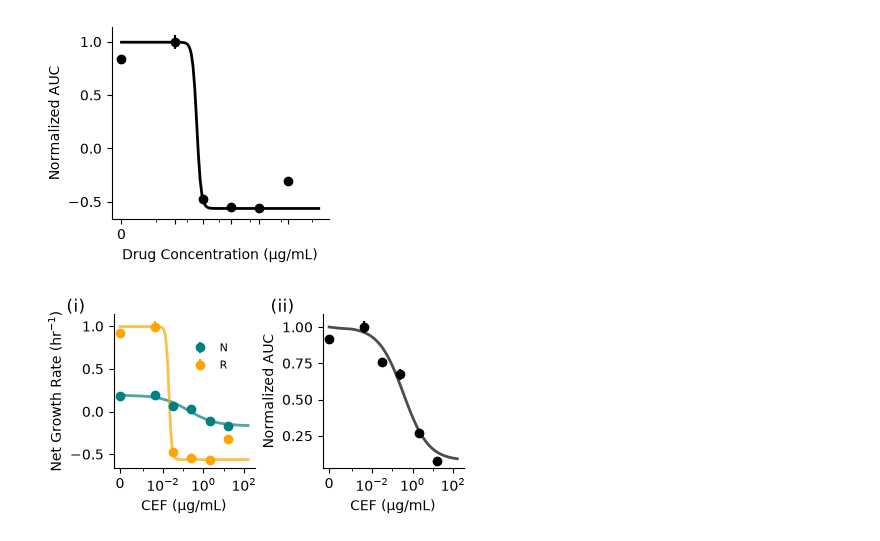
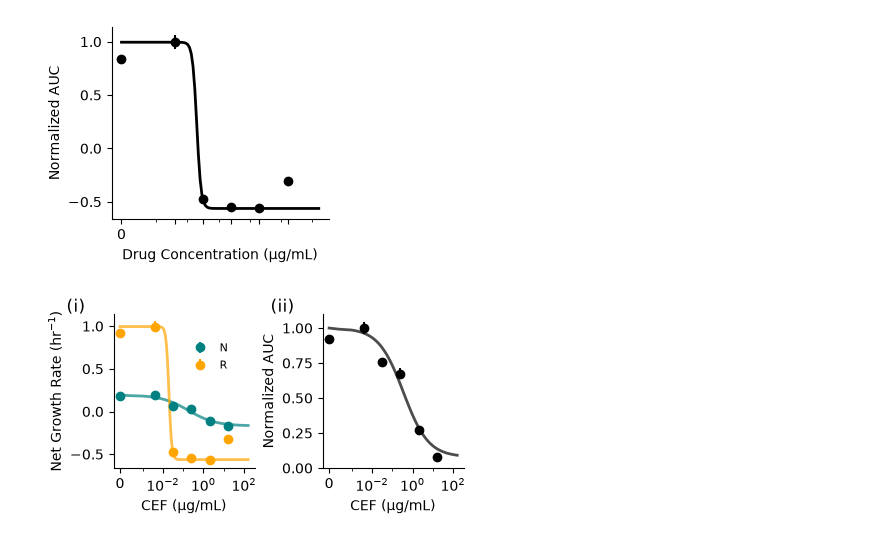
Before and after one commit to eshanking/time-kill-protocol, a Jupyter notebook: data/experiment_code/gr_est_statistical_comparison_Ecoli_CEF_07152026.ipynb, the cells around one changed output. Cells and saved outputs as stored; diff of their text form; code cells hidden in the pictures.

```diff
--- a/data/experiment_code/gr_est_statistical_comparison_Ecoli_CEF_07152026.ipynb
+++ b/data/experiment_code/gr_est_statistical_comparison_Ecoli_CEF_07152026.ipynb
@@ -828,6 +828,7 @@ for i,dict_t in enumerate(pd_est_methods):
         ax.spines['top'].set_visible(False)
 
 ax.legend(frameon=False,loc=[0.5,0.6],fontsize=8)
+# ax.set_ylim([-0.7,1.2])
 
 # ax.set_xticks(concentrations)
 
@@ -872,31 +873,33 @@ ax.set_xlabel(r'CEF ($\mathrm{\mu}$g/mL)',fontsize=10)
 ax.spines['right'].set_visible(False)
 ax.spines['top'].set_visible(False)
 
+ax.set_ylim([0,1.1])
+
 ax_list[0].set_ylabel('Net Growth Rate (hr$^{-1}$)',fontsize=10)
 ax_list[1].set_ylabel('Normalized AUC',fontsize=10)
 
 pos = ax_list[1].get_position()
 pos.x0 += 0.1
 pos.x1 += 0.1
 ax_list[1].set_position(pos)
 
 
 
 labels = ['(i)','(ii)']
 
 # reduce x tick label size
 for ax in ax_list:
     ax.set_xticks([0,10**-2,10**0,10**2])
 
     ax.tick_params(axis='x', labelsize=10)
     ax.tick_params(axis='y', labelsize=10)
 
 
 for i,ax in enumerate(ax_list):
     ax.text(-0.2, 1.1, labels[i], transform=ax.transAxes,fontsize=12, va='top', ha='right')
 
 
 fig.savefig('../../figures/pharmacodynamic_fit_small_Ecoli_CEF_07152026.tiff',
             bbox_inches='tight',dpi=300)
 # %% [output]
-[figure, old version]
+[figure, new version]
```
Also changed, not shown: 9 other files.
